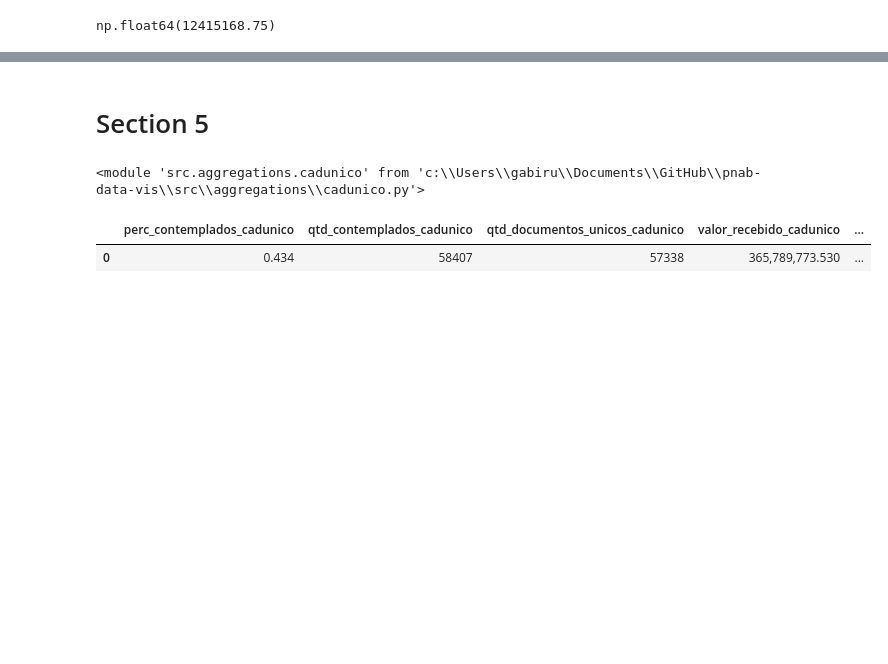
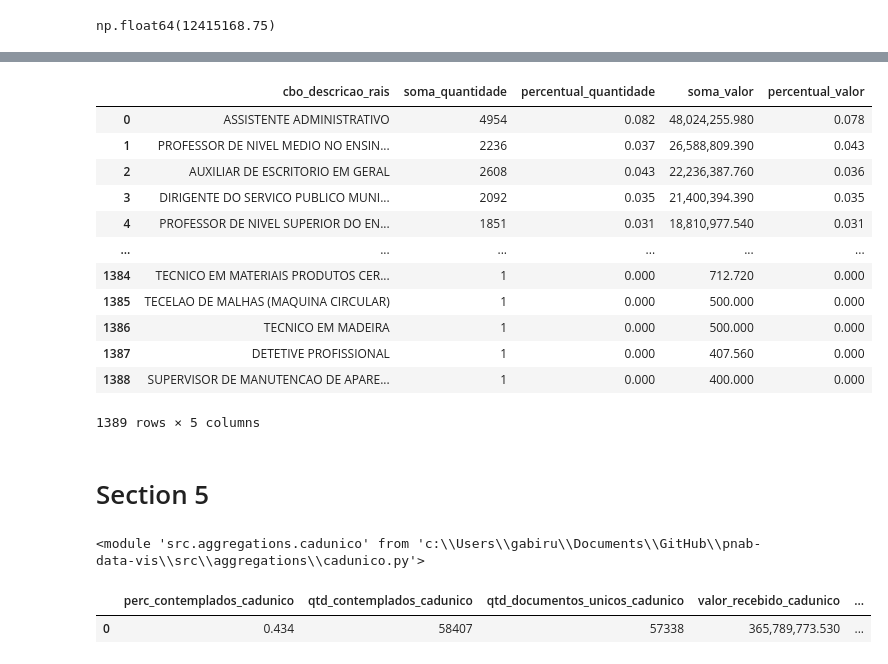
Before and after one commit to SGE-Subsecretaria-de-Gestao-Estrategica/pnab-data-vis, a Jupyter notebook: src/notebooks/gabriel_create_csv.ipynb, the cells around one changed output, grey strips where cells are left out. Drawn from its saved outputs; the diff is of its cells as text; code cells hidden in the pictures; blank space fills up the shorter version.

```diff
--- a/src/notebooks/gabriel_create_csv.ipynb
+++ b/src/notebooks/gabriel_create_csv.ipynb
@@ -661,3 +653,19 @@ df_cubo
+# %%
+df_cbo_rais
+# %% [output]
+|  | cbo_descricao_rais | soma_quantidade | percentual_quantidade | soma_valor | percentual_valor |
+| 0 | ASSISTENTE ADMINISTRATIVO | 4954 | 0.082 | 48,024,255.980 | 0.078 |
+| 1 | PROFESSOR DE NIVEL MEDIO NO ENSIN... | 2236 | 0.037 | 26,588,809.390 | 0.043 |
+| 2 | AUXILIAR DE ESCRITORIO EM GERAL | 2608 | 0.043 | 22,236,387.760 | 0.036 |
+| 3 | DIRIGENTE DO SERVICO PUBLICO MUNI... | 2092 | 0.035 | 21,400,394.390 | 0.035 |
+| 4 | PROFESSOR DE NIVEL SUPERIOR DO EN... | 1851 | 0.031 | 18,810,977.540 | 0.031 |
+| ... | ... | ... | ... | ... | ... |
+| 1384 | TECNICO EM MATERIAIS PRODUTOS CER... | 1 | 0.000 | 712.720 | 0.000 |
+| 1385 | TECELAO DE MALHAS (MAQUINA CIRCULAR) | 1 | 0.000 | 500.000 | 0.000 |
+| 1386 | TECNICO EM MADEIRA | 1 | 0.000 | 500.000 | 0.000 |
+| 1387 | DETETIVE PROFISSIONAL | 1 | 0.000 | 407.560 | 0.000 |
+| 1388 | SUPERVISOR DE MANUTENCAO DE APARE... | 1 | 0.000 | 400.000 | 0.000 |
+1389 rows × 5 columns
 # %% [markdown]
 # Section 5
 # %%
```
Also changed, not shown: parts of 12 cells of this notebook, 3 other files.
